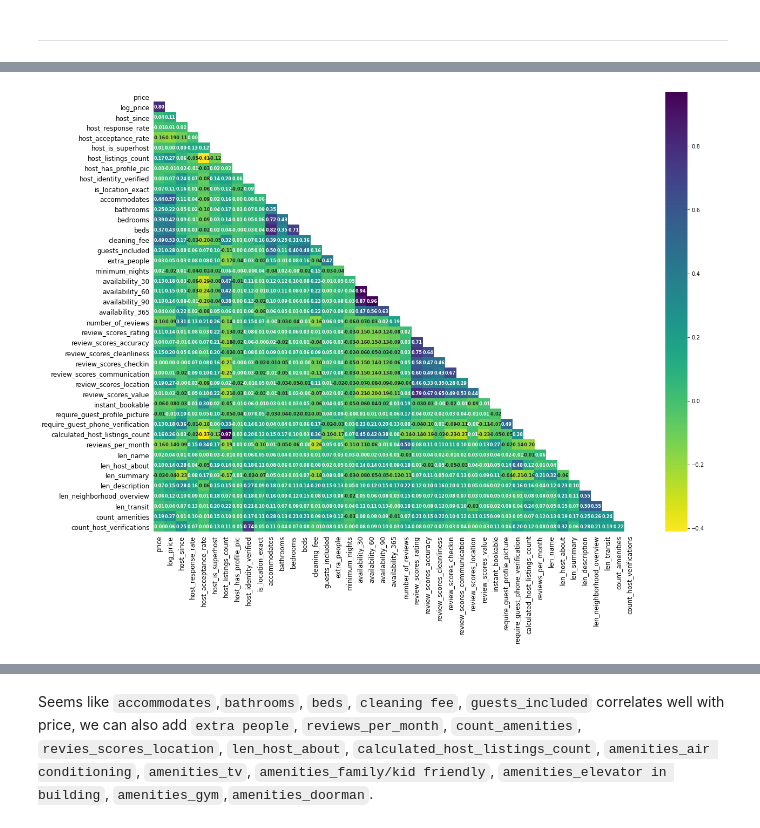
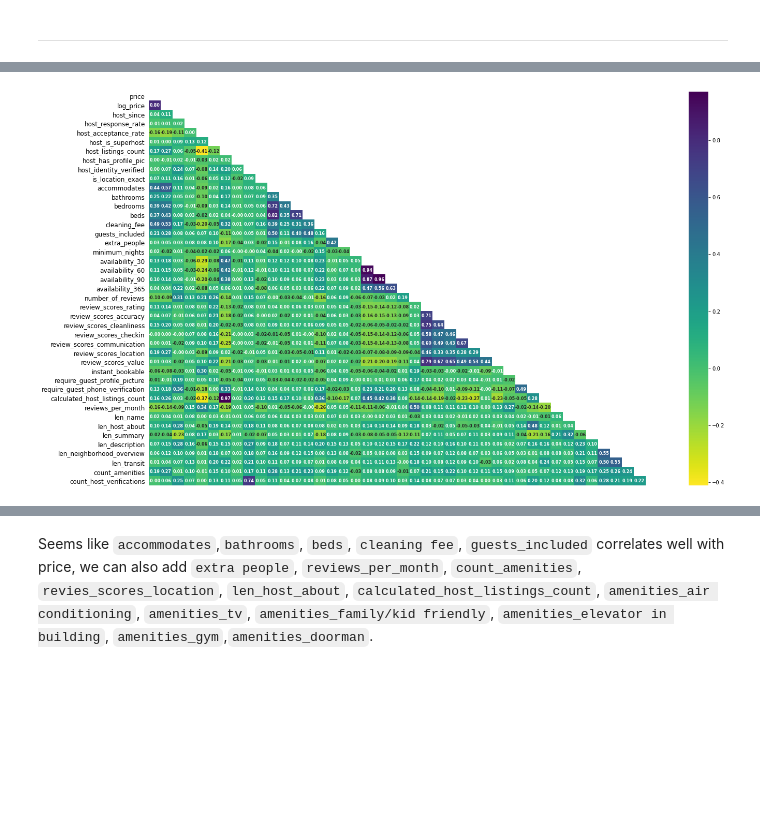
Before and after one commit to Zainy1453/Project-ND-1, a Jupyter notebook: Project-1_Price_Prediction.ipynb, the cells around one changed output, grey strips where cells are left out. Drawn from its saved outputs; the diff is of its cells as text; code cells hidden in the pictures; blank space fills up the shorter version.

```diff
--- a/Project-1_Price_Prediction.ipynb
+++ b/Project-1_Price_Prediction.ipynb
@@ -101,10 +104,10 @@ cols1 = ['price','log_price','host_since', 'host_response_rate', 'host_acceptanc
 'len_neighborhood_overview', 'len_transit', 'count_amenities','count_host_verifications']
 # %%
 %%time
-plt.figure(figsize = (20,15))
+plt.figure(figsize = (22,14))
 plt.yticks(fontsize = 12)
 plt.xticks(fontsize = 12)
 mask = np.triu(np.ones_like(b_price[cols1].corr()))
-p = sns.heatmap(b_price[cols1].corr(),mask = mask, annot_kws = {'fontsize':8, 'fontweight': 'bold'},cmap = 'viridis_r', annot = True, fmt = '.2f');
+p = sns.heatmap(b_price[cols1].corr(),xticklabels=False,mask = mask, annot_kws = {'fontsize':8, 'fontweight': 'bold'},cmap = 'viridis_r', annot = True, fmt = '.2f');
 p.tick_params(left=False, bottom=False)
 # %% [output]
@@ -112,3 +115,3 @@ Wall time: 1.54 s
-[figure, old version]
+[figure, new version]
 # %%
 %%time
```
Also changed, not shown: parts of 61 cells of this notebook, 5 other files.
